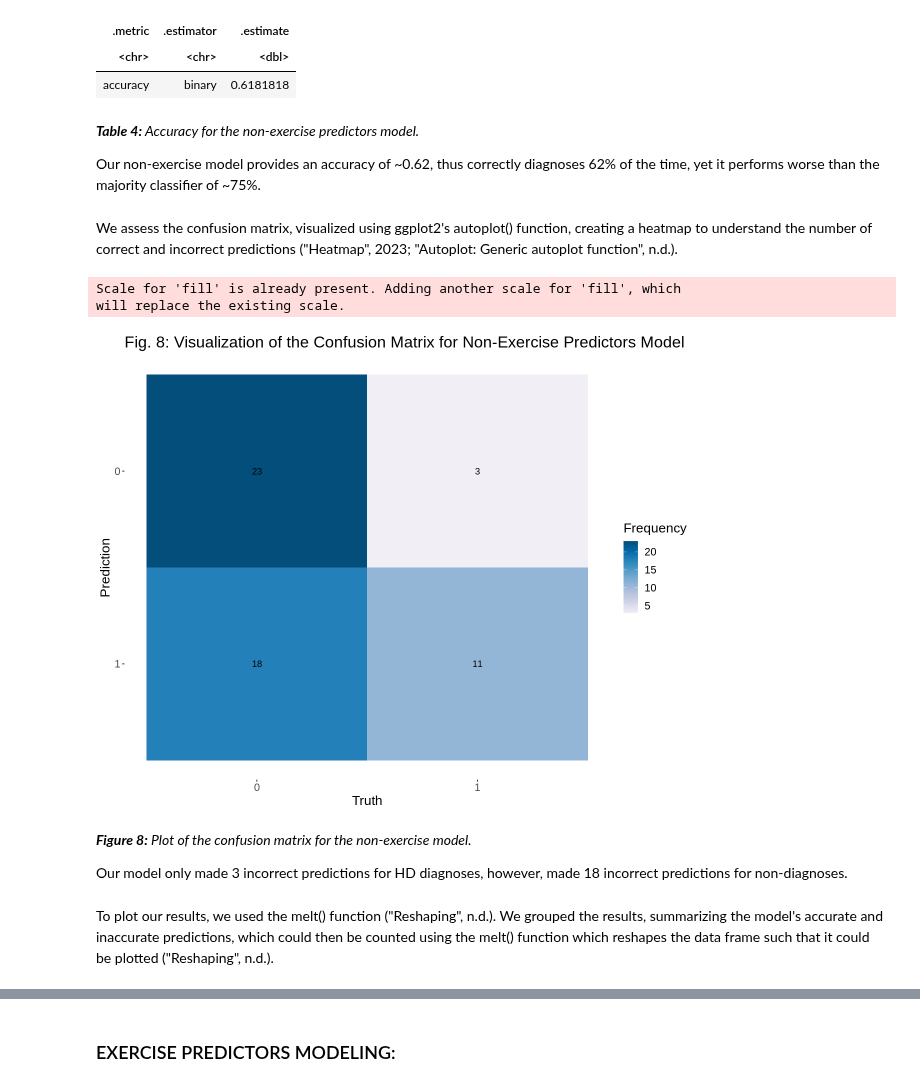
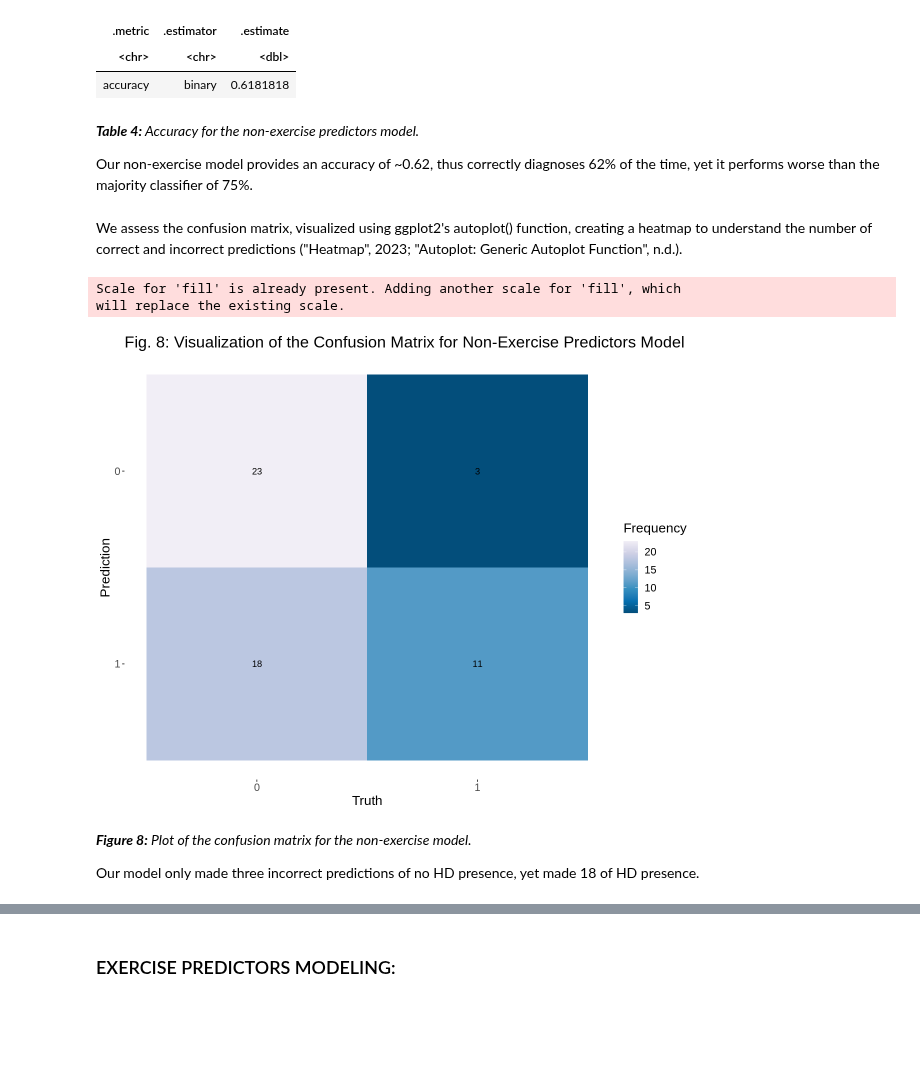
Before and after one commit to chenjerry623/DSCI100-Group17-Project, a Jupyter notebook: Group-17-Project.ipynb, the cells around one changed output, grey strips where cells are left out. Cells and saved outputs as stored; diff of their text form; code cells hidden in the pictures; blank space fills up the shorter version.

```diff
--- a/Group-17-Project.ipynb
+++ b/Group-17-Project.ipynb
@@ -69,13 +95,13 @@ We will perform a $K$-nearest neighbors classification, thus, we split 75% of th
 # Splitting the datasets into training and testing data using 75% of the data in the training set.
 set.seed(9999)
 
-initial_split <- initial_split(cleveland_data_resting, prop = 0.75, strata = result)
-resting_train <- training(initial_split)
-resting_test <- testing(initial_split)
+initial_split_resting <- initial_split(cleveland_data_resting, prop = 0.75, strata = result)
+resting_train <- training(initial_split_resting)
+resting_test <- testing(initial_split_resting)
 
-initial_split <- initial_split(cleveland_data_exercise, prop = 0.75, strata = result)
-exercise_train <- training(initial_split)
-exercise_test <- testing(initial_split)
+initial_split_exercise <- initial_split(cleveland_data_exercise, prop = 0.75, strata = result)
+exercise_train <- training(initial_split_exercise)
+exercise_test <- testing(initial_split_exercise)
 # %% [markdown]
 <b>VISUALIZING THE DATA:</b>
 # %% [markdown]
@@ -377,28 +397,26 @@ A tibble: 1 × 3
 # %% [markdown]
 <i><b>Table 4:</b> Accuracy for the non-exercise predictors model. </i>
 
-Our non-exercise model provides an accuracy of ~0.62, thus correctly diagnoses 62% of the time, yet it performs worse than the majority classifier of ~75%.
+Our non-exercise model provides an accuracy of ~0.62, thus correctly diagnoses 62% of the time, yet it performs worse than the majority classifier of 75%.
 # %% [markdown]
-We assess the confusion matrix, visualized using ggplot2's autoplot() function, creating a heatmap to understand the number of correct and incorrect predictions ("Heatmap", 2023; "Autoplot: Generic autoplot function", n.d.).
+We assess the confusion matrix, visualized using ggplot2's autoplot() function, creating a heatmap to understand the number of correct and incorrect predictions ("Heatmap", 2023; "Autoplot: Generic Autoplot Function", n.d.).
 # %%
 set.seed(9999)
 
 # Visualizing the confusion matrix for the non-exercise predictors model.
-# This code was developed using ("Heatmap", 2023) and ("Autoplot: Generic autoplot function", n.d.) as a guide.
+# This code was developed using ("Heatmap", 2023; "Autoplot: Generic Autoplot Function", n.d.) as a guide.
 resting_conf_mat <- resting_predictions |>
                     conf_mat(truth = result, estimate = .pred_class)
 
-autoplot(resting_conf_mat, type = "heatmap") +        #  Using ggplot2's autoplot() function as learned in ("Autoplot: Generic autoplot function", n.d.) and ("Heatmap", 2023).
-    scale_fill_distiller(palette = "PuBu", direction = 1, name = "Frequency") +
-    labs(title = "Fig. 8: Visualization of the Confusion Matrix for Non-Exercise Predictors Model") +
-    theme(legend.position = "right", text = element_text(size = 16))
+autoplot(resting_conf_mat, type = "heatmap") +        #  Using ggplot2's autoplot() function as learned in ("Heatmap", 2023; "Autoplot: Generic Autoplot Function", n.d.).
+    scale_fill_distiller(palette = "PuBu") +
+    labs(title = "Fig. 8: Visualization of the Confusion Matrix for Non-Exercise Predictors Model", fill = "Frequency") +
+    theme(legend.position = "right", text = element_text(size = 16)) # Making a legend as learned in (Timbers et al., 2022).
 # %% [output]
 Scale for 'fill' is already present. Adding another scale for 'fill', which
 will replace the existing scale.
-[figure, old version]
+[figure, new version]
 # %% [markdown]
 <i><b>Figure 8:</b> Plot of the confusion matrix for the non-exercise model. </i>
 
-Our model only made 3 incorrect predictions for HD diagnoses, however, made 18 incorrect predictions for non-diagnoses.
+Our model only made three incorrect predictions of no HD presence, yet made 18 of HD presence.
-# %% [markdown]
-To plot our results, we used the melt() function ("Reshaping", n.d.). We grouped the results, summarizing the model's accurate and inaccurate predictions, which could then be counted using the melt() function which reshapes the data frame such that it could be plotted ("Reshaping", n.d.).
```
Also changed, not shown: parts of 52 cells of this notebook.
